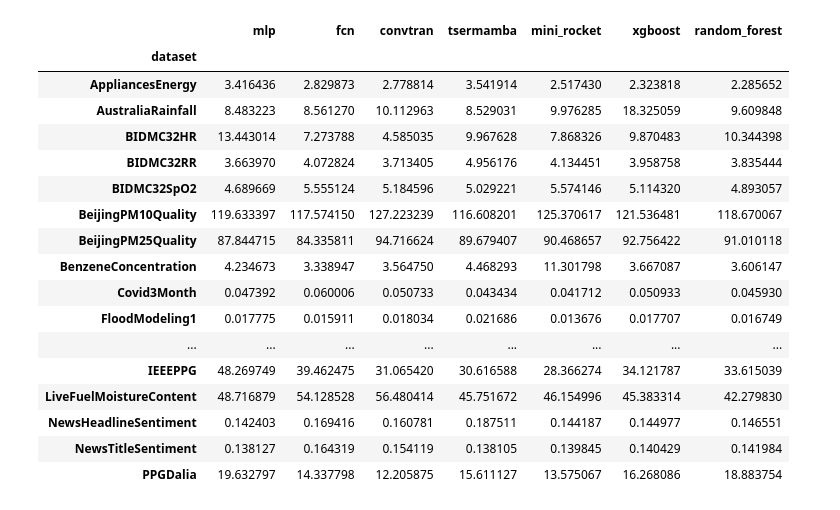
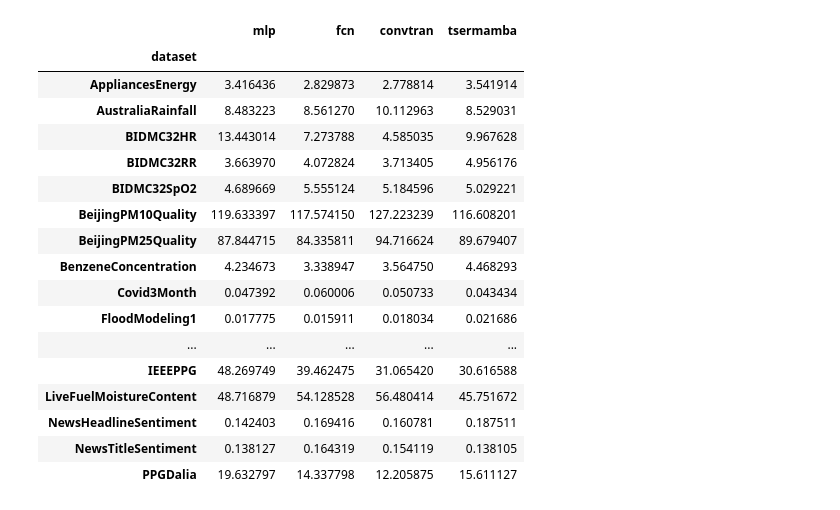
Before and after one commit to gabrielcmerlin/undergradThesis, a Jupyter notebook: outputs/analysis.ipynb, the cells around one changed output. Cells and saved outputs as stored; diff of their text form; code cells hidden in the pictures.

```diff
--- a/outputs/analysis.ipynb
+++ b/outputs/analysis.ipynb
@@ -22,41 +24,43 @@ random_forest = pd.read_csv('results/[end] RandomForest.csv')
 # %%
 mlp = mlp.sort_values(by='dataset').set_index('dataset')
 fcn = fcn.sort_values(by='dataset').set_index('dataset')
 convtran = convtran.sort_values(by='dataset').set_index('dataset')
 tsermamba = tsermamba.sort_values(by='dataset').set_index('dataset')
 mini_rocket = mini_rocket.sort_values(by='dataset').set_index('dataset')
 xgboost = xgboost.sort_values(by='dataset').set_index('dataset')
 random_forest = random_forest.sort_values(by='dataset').set_index('dataset')
 
 metrics = pd.DataFrame({
     'mlp': mlp['rmse'],
     'fcn': fcn['rmse'],
     'convtran': convtran['rmse'],
     'tsermamba': tsermamba['rmse'],
-    'mini_rocket': mini_rocket['rmse'],
-    'xgboost': xgboost['rmse'],
-    'random_forest': random_forest['rmse']
+    # 'mini_rocket': mini_rocket['rmse'],
+    # 'xgboost': xgboost['rmse'],
+    # 'random_forest': random_forest['rmse']
 })
 
 # metrics = metrics.dropna(subset=['rocket'])
 
+# metrics = metrics.drop(['BIDMC32HR', 'BIDMC32RR', 'BIDMC32SpO2'], axis=0)
+
 metrics
 # %% [output]
-|  | mlp | fcn | convtran | tsermamba | mini_rocket | xgboost | random_forest |
-| dataset |  |  |  |  |  |  |  |
-| AppliancesEnergy | 3.416436 | 2.829873 | 2.778814 | 3.541914 | 2.517430 | 2.323818 | 2.285652 |
-| AustraliaRainfall | 8.483223 | 8.561270 | 10.112963 | 8.529031 | 9.976285 | 18.325059 | 9.609848 |
-| BIDMC32HR | 13.443014 | 7.273788 | 4.585035 | 9.967628 | 7.868326 | 9.870483 | 10.344398 |
-| BIDMC32RR | 3.663970 | 4.072824 | 3.713405 | 4.956176 | 4.134451 | 3.958758 | 3.835444 |
-| BIDMC32SpO2 | 4.689669 | 5.555124 | 5.184596 | 5.029221 | 5.574146 | 5.114320 | 4.893057 |
-| BeijingPM10Quality | 119.633397 | 117.574150 | 127.223239 | 116.608201 | 125.370617 | 121.536481 | 118.670067 |
-| BeijingPM25Quality | 87.844715 | 84.335811 | 94.716624 | 89.679407 | 90.468657 | 92.756422 | 91.010118 |
-| BenzeneConcentration | 4.234673 | 3.338947 | 3.564750 | 4.468293 | 11.301798 | 3.667087 | 3.606147 |
-| Covid3Month | 0.047392 | 0.060006 | 0.050733 | 0.043434 | 0.041712 | 0.050933 | 0.045930 |
-| FloodModeling1 | 0.017775 | 0.015911 | 0.018034 | 0.021686 | 0.013676 | 0.017707 | 0.016749 |
-| ... | ... | ... | ... | ... | ... | ... | ... |
-| IEEEPPG | 48.269749 | 39.462475 | 31.065420 | 30.616588 | 28.366274 | 34.121787 | 33.615039 |
-| LiveFuelMoistureContent | 48.716879 | 54.128528 | 56.480414 | 45.751672 | 46.154996 | 45.383314 | 42.279830 |
-| NewsHeadlineSentiment | 0.142403 | 0.169416 | 0.160781 | 0.187511 | 0.144187 | 0.144977 | 0.146551 |
-| NewsTitleSentiment | 0.138127 | 0.164319 | 0.154119 | 0.138105 | 0.139845 | 0.140429 | 0.141984 |
-| PPGDalia | 19.632797 | 14.337798 | 12.205875 | 15.611127 | 13.575067 | 16.268086 | 18.883754 |
+|  | mlp | fcn | convtran | tsermamba |
+| dataset |  |  |  |  |
+| AppliancesEnergy | 3.416436 | 2.829873 | 2.778814 | 3.541914 |
+| AustraliaRainfall | 8.483223 | 8.561270 | 10.112963 | 8.529031 |
+| BIDMC32HR | 13.443014 | 7.273788 | 4.585035 | 9.967628 |
+| BIDMC32RR | 3.663970 | 4.072824 | 3.713405 | 4.956176 |
+| BIDMC32SpO2 | 4.689669 | 5.555124 | 5.184596 | 5.029221 |
+| BeijingPM10Quality | 119.633397 | 117.574150 | 127.223239 | 116.608201 |
+| BeijingPM25Quality | 87.844715 | 84.335811 | 94.716624 | 89.679407 |
+| BenzeneConcentration | 4.234673 | 3.338947 | 3.564750 | 4.468293 |
+| Covid3Month | 0.047392 | 0.060006 | 0.050733 | 0.043434 |
+| FloodModeling1 | 0.017775 | 0.015911 | 0.018034 | 0.021686 |
+| ... | ... | ... | ... | ... |
+| IEEEPPG | 48.269749 | 39.462475 | 31.065420 | 30.616588 |
+| LiveFuelMoistureContent | 48.716879 | 54.128528 | 56.480414 | 45.751672 |
+| NewsHeadlineSentiment | 0.142403 | 0.169416 | 0.160781 | 0.187511 |
+| NewsTitleSentiment | 0.138127 | 0.164319 | 0.154119 | 0.138105 |
+| PPGDalia | 19.632797 | 14.337798 | 12.205875 | 15.611127 |
```
Also changed, not shown: parts of 6 cells of this notebook, 1 other file.
